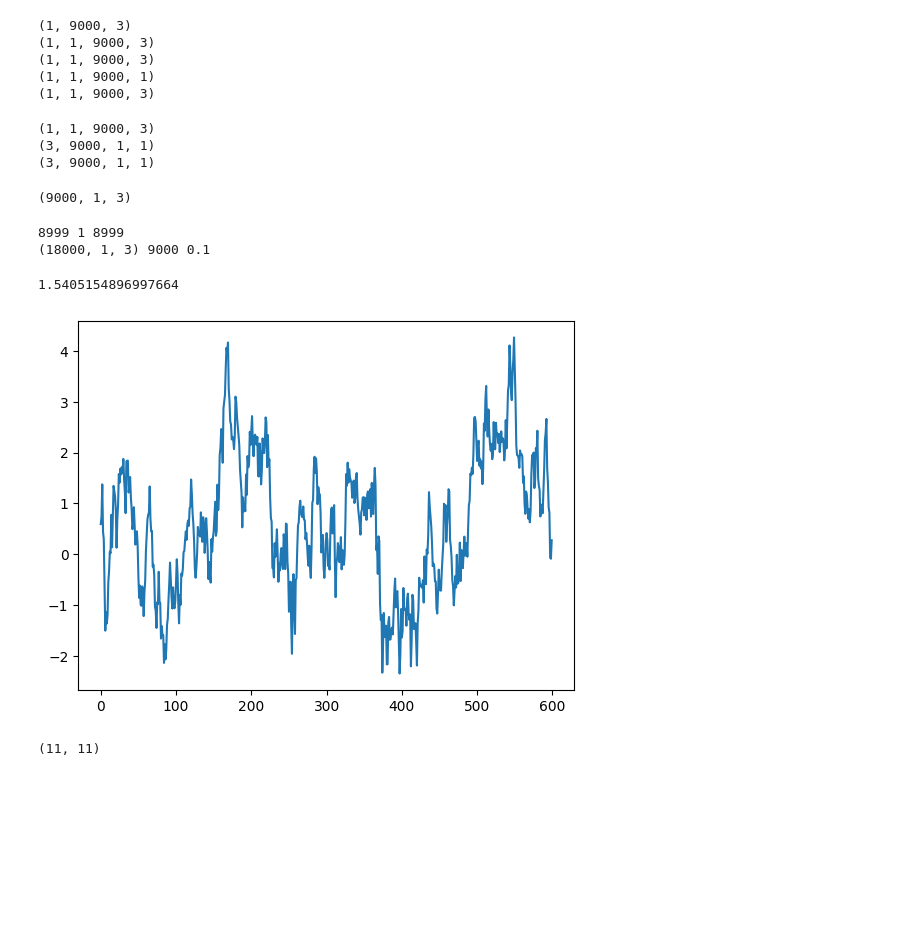
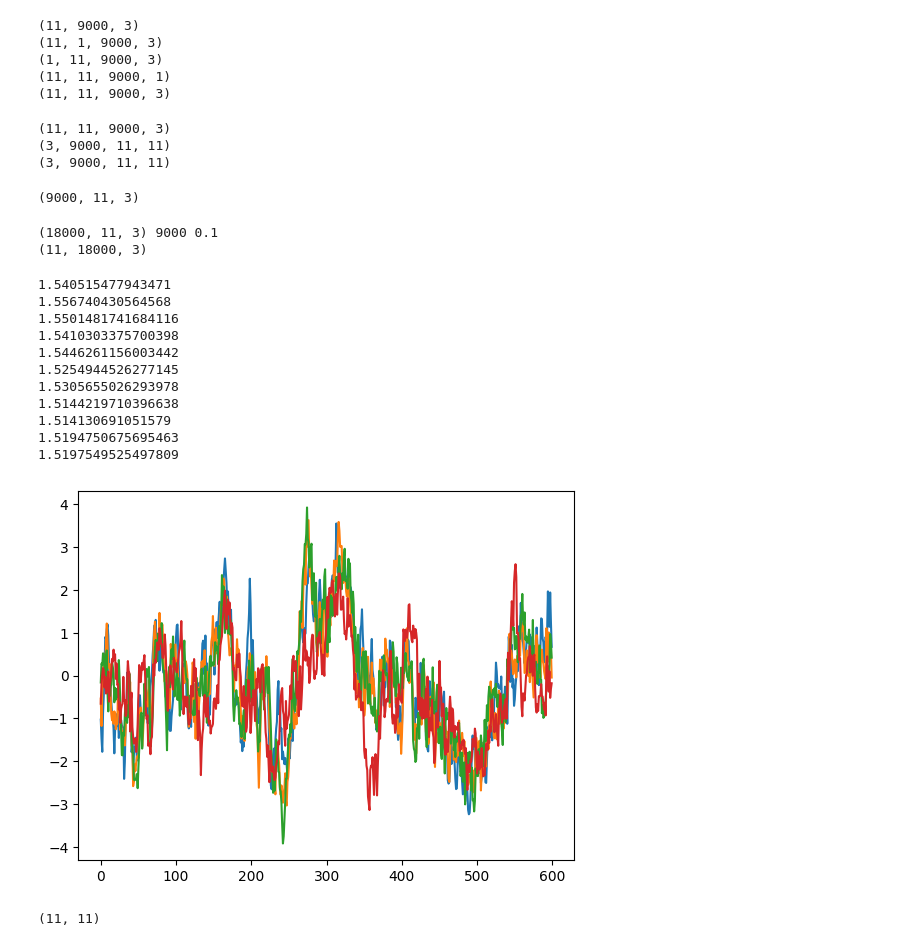
Before and after one commit to zwergon/yawisi, a Jupyter notebook: notebooks/examples.ipynb, the cells around one changed output. Drawn from its saved outputs; the diff is of its cells as text; code cells hidden in the pictures; blank space fills up the shorter version.

```diff
--- a/notebooks/examples.ipynb
+++ b/notebooks/examples.ipynb
@@ -22,11 +23,13 @@ Grid Length @ 11
 from yawisi.spectrum import Spectrum
 import matplotlib.pyplot as plt
 
-plt.rcParams['text.usetex'] = True
+#plt.rcParams['text.usetex'] = True
 
 spectrum = Spectrum(params)
 
-plt.plot(spectrum.freq, spectrum.freq*spectrum.array[:, 0])
+Sf = spectrum.compute_at_hub()
+
+plt.plot(spectrum.freq, spectrum.freq*Sf[:, 0])
 plt.xscale('log')
 plt.xlabel('freq(Hz)')
 plt.ylabel(r'$ f \cdot S_{u} ( m^2 \cdot s^{-2})$')
@@ -158,7 +158,7 @@ params.sample_time = 0.1
 params.sigma_1 = 2.6
 
 points = Locations.create("points")
-points.add_points([(0, z) for z in range(60, 61)])
+points.add_points([(0, z) for z in range(50, 61)])
 #n_points = len(points)
 
 spectrum = Spectrum(params)  # Spectre du signal de vent
@@ -203,11 +213,11 @@ Sf_jk = np.sqrt(Sf[:, np.newaxis, :, :] * Sf[np.newaxis, :, :, :]) * \
 print(Sf_jk.shape)
 #print(Sf_jk[0, 0, 0:12 ], Sf[0, 0:12, 0])
 # %% [output]
-(1, 9000, 3)
-(1, 1, 9000, 3)
-(1, 1, 9000, 3)
-(1, 1, 9000, 1)
-(1, 1, 9000, 3)
+(11, 9000, 3)
+(11, 1, 9000, 3)
+(1, 11, 9000, 3)
+(11, 11, 9000, 1)
+(11, 11, 9000, 3)
 # %%
 print(Sf_jk.shape)
 
@@ -219,9 +229,9 @@ L = np.linalg.cholesky(transposed)
 print(L.shape)
 #print(L[0, : , :])
 # %% [output]
-(1, 1, 9000, 3)
-(3, 9000, 1, 1)
-(3, 9000, 1, 1)
+(11, 11, 9000, 3)
+(3, 9000, 11, 11)
+(3, 9000, 11, 11)
 # %%
 
 
@@ -238,7 +248,7 @@ print(filtered.shape)
 # filtered = hx1[0, :]
 # print(filtered.shape)
 # %% [output]
-(9000, 1, 3)
+(9000, 11, 3)
 # %%
  # On a besoin de reconstruire un tableau représentant une fft réelle.
 full = np.vstack(
@@ -251,21 +261,32 @@ full = np.vstack(
         )
 print(full.shape, spectrum.N_freq,  params.sample_time)
 u = np.real(np.fft.ifft(full, axis=0)) * np.sqrt(spectrum.N_freq / params.sample_time)
+print(np.swapaxes(u, 0, 1).shape)
 # %% [output]
-8999 1 8999
-(18000, 1, 3) 9000 0.1
+(18000, 11, 3) 9000 0.1
+(11, 18000, 3)
 # %%
 
 plt.plot(u[:600, 0, 2])
-# plt.plot(u[:, 1, 2])
-# plt.plot(u[:, 2, 2])
-# plt.plot(u[:, 6, 2])
+plt.plot(u[:600, 1, 2])
+plt.plot(u[:600, 2, 2])
+plt.plot(u[:600, 6, 2])
 
 for i in range(n_points):
     print(np.std(u[:, i, 2]))
 # %% [output]
-1.5405154896997664
+1.540515477943471
+1.556740430564568
+1.5501481741684116
+1.5410303375700398
+1.5446261156003442
+1.5254944526277145
+1.5305655026293978
+1.5144219710396638
+1.514130691051579
+1.5194750675695463
+1.5197549525497809
-[figure, old version]
+[figure, new version]
 # %%
 vec = np.exp(1.0j * np.random.uniform(0, 2 * np.pi, size=n_points))
 X = np.diag(vec)
```
Also changed, not shown: parts of 7 cells of this notebook, 4 other files.
